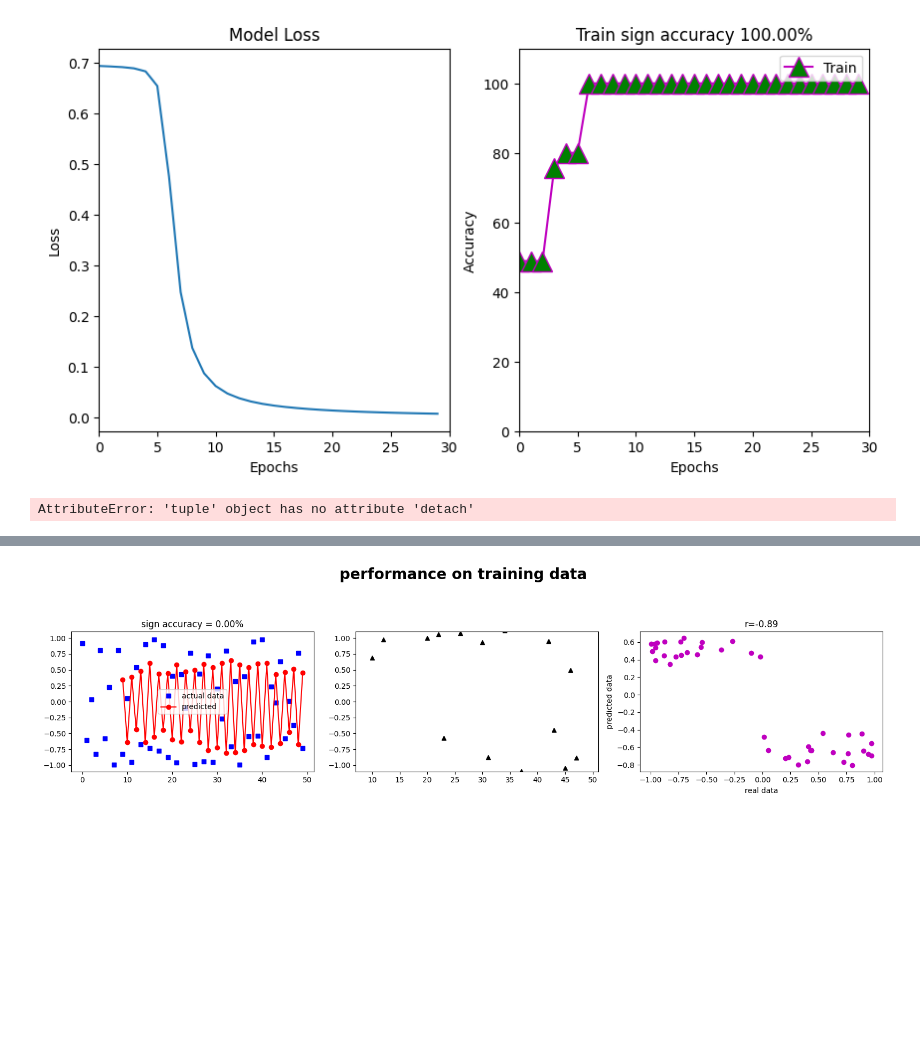
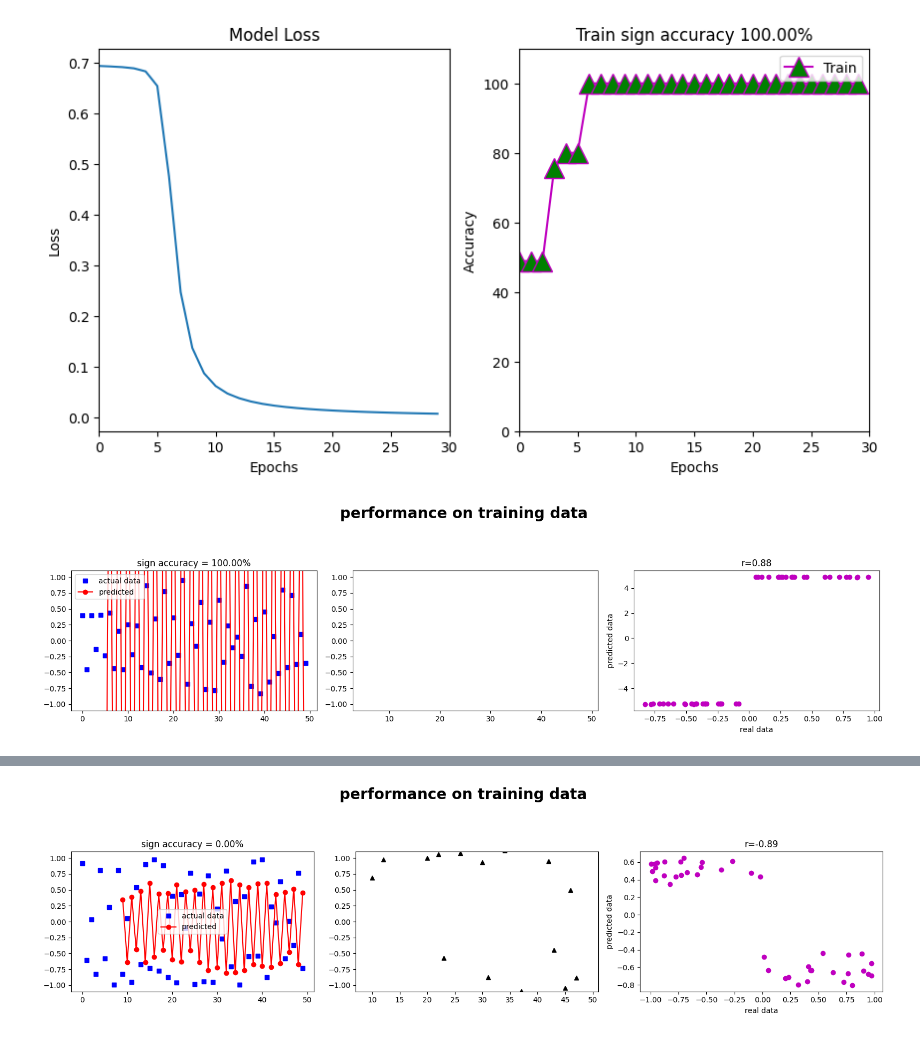
Before and after one commit to elmoghany/DL-LSTM-PyTorch-Sign-Prediction, a Jupyter notebook: DL-LSTM-PyTorch-Sign-Prediction.ipynb, the cells around one changed output, grey strips where cells are left out. Cells and saved outputs as stored; diff of their text form; code cells hidden in the pictures; blank space fills up the shorter version.

```diff
--- a/DL-LSTM-PyTorch-Sign-Prediction.ipynb
+++ b/DL-LSTM-PyTorch-Sign-Prediction.ipynb
@@ -258,7 +258,8 @@ plt.show()
 [figure]
 # %%
 # Initialize hidden state
-h = np.zeros((N, num_hidden))
+h0 = np.zeros((N, num_hidden))
+h1 = np.zeros((N, num_hidden))
 
 # Initialize predicted values
 yHat = np.zeros(N)
@@ -272,36 +273,37 @@ for timei in range(N-seqlength):
 
     #forward pass & loss
     yy, hh = trainedModel(X)
-    yHat[timei+seqlength] = yy[-1]
-    h[timei+seqlength,:]  = hh.detach()
+    yHat[timei+seqlength] = yy[-1].item()
+    # h0[timei+seqlength,:]  = hh[0][-1].detach().numpy().squeeze()
+    # h1[timei+seqlength,:]  = hh[1][-1].detach().numpy().squeeze()
 
 #compute sign-accuracy
 truesign = np.sign(data.numpy())
 predsign = np.sign(yHat)
 signaccuracy = 100*np.mean(truesign[seqlength:]==predsign[seqlength:])
 
 #plot
 fig,ax = plt.subplots(1,3,figsize=(16,4))
 ax[0].plot(data,'bs' ,label='actual data')
 ax[0].plot(yHat,'ro-',label='predicted')
 ax[0].legend()
 ax[0].set_ylim([-1.1,1.1])
 ax[0].set_title('sign accuracy = %.2f%%' %signaccuracy)
 
 ax[1].plot(data-yHat, 'k^')
 ax[1].set_ylim([-1.1,1.1])
 
 ax[2].plot(data[seqlength:],yHat[seqlength:],'mo')
 ax[2].set_xlabel('real data')
 ax[2].set_ylabel('predicted data')
 r = np.corrcoef(data[seqlength:],yHat[seqlength:])
 ax[2].set_title(f'r={r[0,1]:0.2f}')
 
 plt.suptitle('performance on training data', fontweight='bold', fontsize=20, y=1.1)
 plt.tight_layout()
 plt.show()
 # %% [output]
-AttributeError: 'tuple' object has no attribute 'detach'
+[figure, added]
 # %%
 # show the hidden states
 plt.figure(figsize=(16,5))
```
Also changed, not shown: parts of 1 cell of this notebook.
